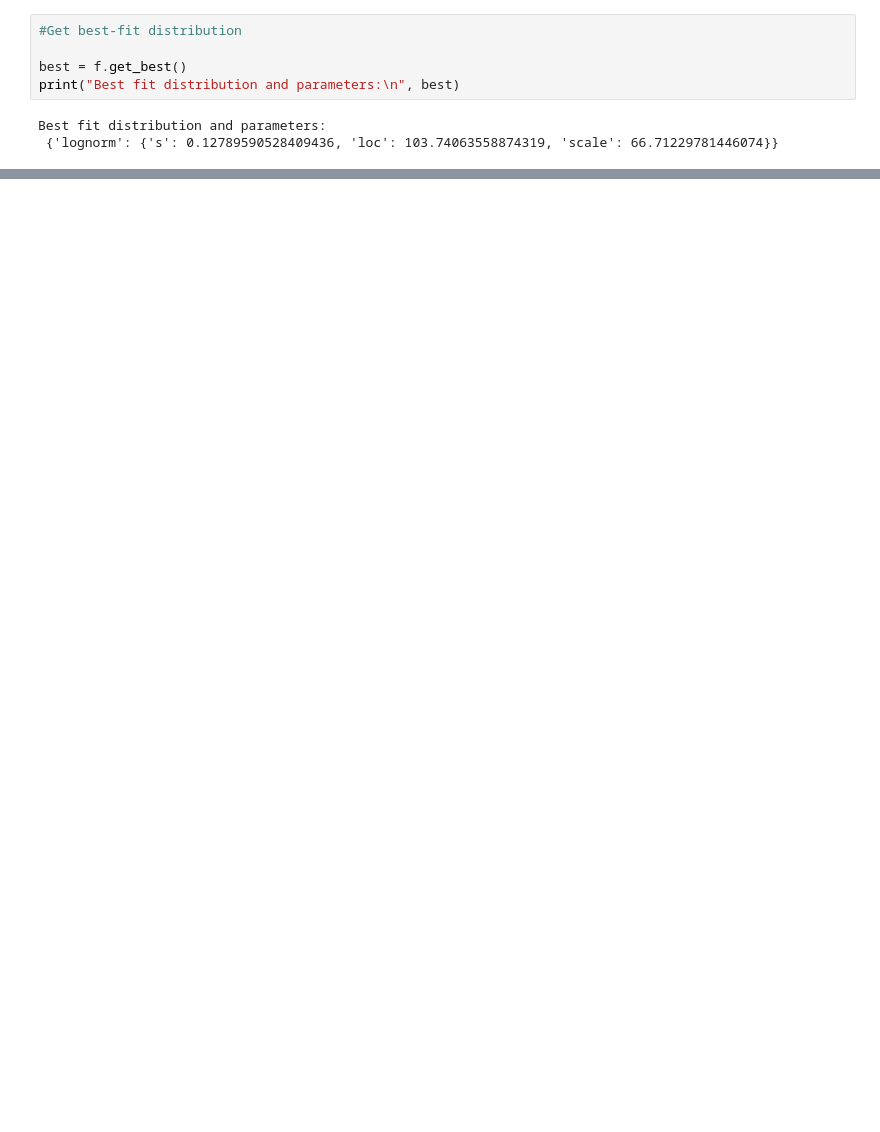
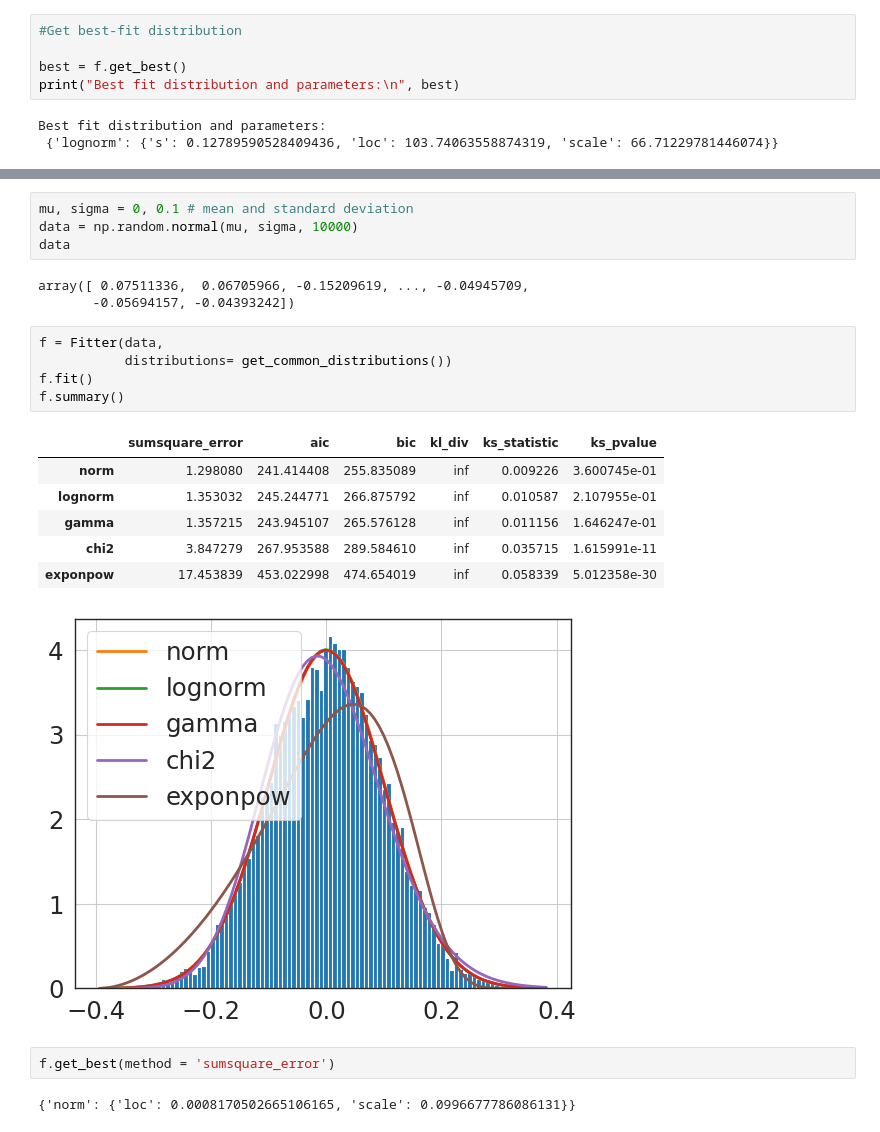
Before and after one commit to vishakha1221/datascience-practical, a Jupyter notebook: Practical5.ipynb, the cells around one changed output, grey strips where cells are left out. Drawn from its saved outputs; the diff is of its cells as text; blank space fills up the shorter version.

```diff
--- a/Practical5.ipynb
+++ b/Practical5.ipynb
@@ -45,0 +143,24 @@ plt.show()
+# %%
+mu, sigma = 0, 0.1 # mean and standard deviation
+data = np.random.normal(mu, sigma, 10000)
+data
+# %% [output]
+array([ 0.07511336,  0.06705966, -0.15209619, ..., -0.04945709,
+       -0.05694157, -0.04393242])
+# %%
+f = Fitter(data,
+           distributions= get_common_distributions())
+f.fit()
+f.summary()
+# %% [output]
+|  | sumsquare_error | aic | bic | kl_div | ks_statistic | ks_pvalue |
+| norm | 1.298080 | 241.414408 | 255.835089 | inf | 0.009226 | 3.600745e-01 |
+| lognorm | 1.353032 | 245.244771 | 266.875792 | inf | 0.010587 | 2.107955e-01 |
+| gamma | 1.357215 | 243.945107 | 265.576128 | inf | 0.011156 | 1.646247e-01 |
+| chi2 | 3.847279 | 267.953588 | 289.584610 | inf | 0.035715 | 1.615991e-11 |
+| exponpow | 17.453839 | 453.022998 | 474.654019 | inf | 0.058339 | 5.012358e-30 |
+[figure, added]
+# %%
+f.get_best(method = 'sumsquare_error')
+# %% [output]
+{'norm': {'loc': 0.0008170502665106165, 'scale': 0.0996677786086131}}
```
Also changed, not shown: parts of 13 cells of this notebook.
